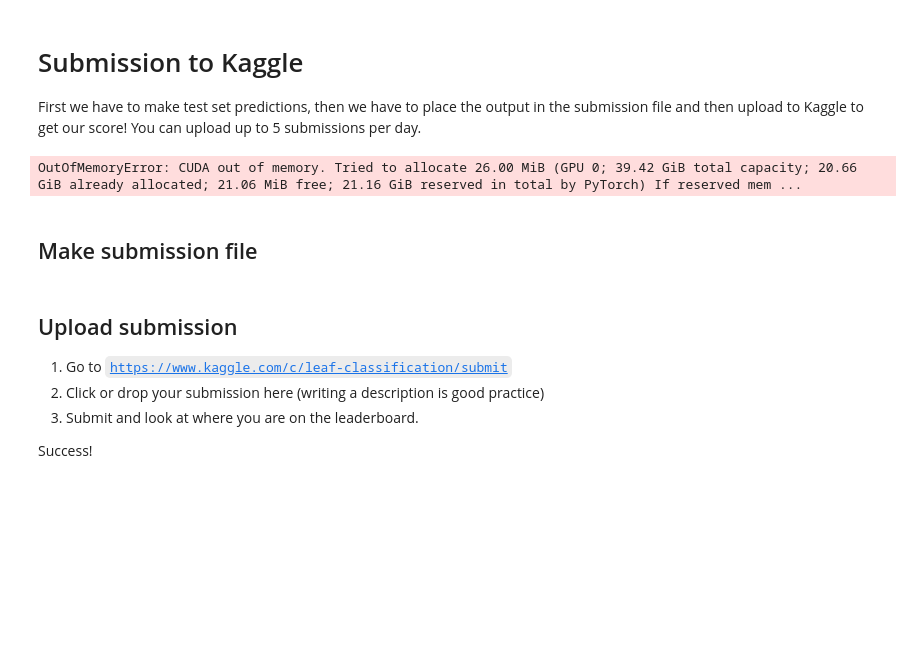
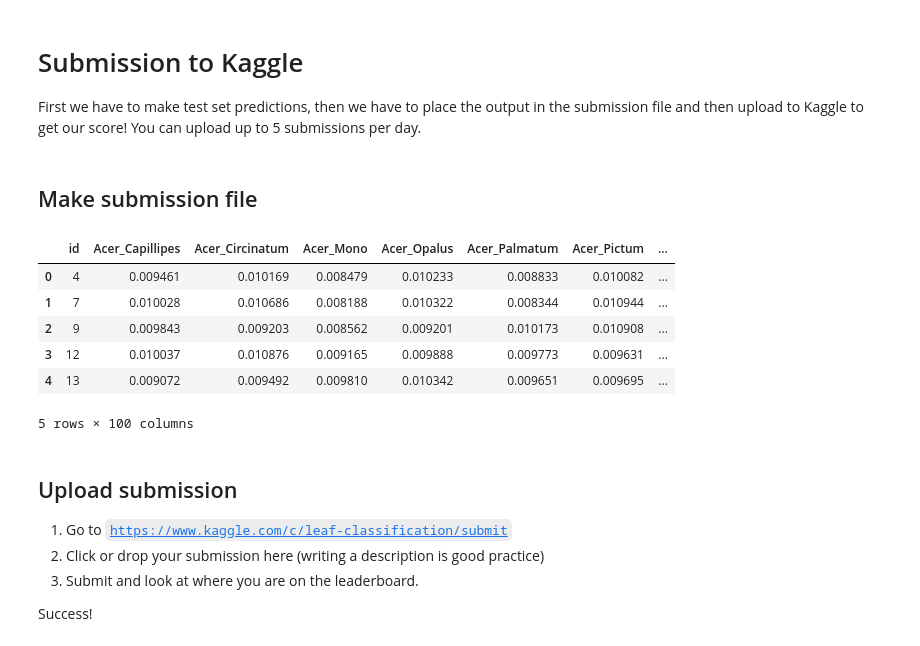
Before and after one commit to gitglob/LeafClassification, a Jupyter notebook: Submission.ipynb, the cells around one changed output. Drawn from its saved outputs; the diff is of its cells as text; code cells hidden in the pictures; blank space fills up the shorter version.

```diff
--- a/Submission.ipynb
+++ b/Submission.ipynb
@@ -38,6 +43,8 @@ device = torch.device('cuda' if torch.cuda.is_available() else 'cpu')
 Running GPU.
 # %% [markdown]
 # Load dataloaders and net
+# %%
+NUM_CLASSES = 99
 # %%
 class SelectItem(nn.Module):
     def __init__(self, item_index):
@@ -230,7 +225,7 @@ Net(
   )
 )
 # %%
-net.load_state_dict(torch.load("/zhome/68/a/154632/Documents/dl/LeafClassification/my_net.pth"))
+net.load_state_dict(torch.load("/zhome/68/a/154632/Documents/dl/LeafClassification/models/my_model.pth"))
 # %% [output]
 <All keys matched successfully>
 # %% [markdown]
@@ -242,9 +237,10 @@ First we have to make test set predictions, then we have to place the output in
 # Compute the val accuracy
 ids_test, preds_test = [], []
 net.eval()  # testing mode
-for (num, batch) in enumerate(test_loader):
+for (i, batch) in enumerate(test_loader):
     # extract subfields
     image, margins, shapes, textures, _, _, _, ids = batch
+    num = len(ids)
     image = np.repeat(image, 3, axis=1)
 
     # convert to float and move to cuda
@@ -256,32 +252,44 @@ for (num, batch) in enumerate(test_loader):
     # split input and label
     inputs = image, margins, shapes, textures
 
-    y_out, _ = net(inputs)
+    _, y_out = net(inputs)
     y_out = y_out.detach().cpu().numpy()
+    # print(np.shape(y_out))
 
     ids = ids.detach().cpu().numpy()
-    print(ids, np.shape(ids))
-    ids_test.append(ids)
-    if num!=len(y_out):
+    ids_test.extend(ids)
+    if i!=len(y_out):
         # in case of the last batch, num will be less than batch_size
         y_out = y_out[:num]
-    print(y_out, np.shape(y_out))
     preds_test.append(y_out)
+    # print(np.shape(preds_test))
+
 preds_test = np.concatenate(preds_test, axis=0)
+# print(len(ids_test), ids_test)
+# print(len(preds_test), preds_test)
 
 assert len(ids_test) == len(preds_test)
-# %% [output]
-OutOfMemoryError: CUDA out of memory. Tried to allocate 26.00 MiB (GPU 0; 39.42 GiB total capacity; 20.66 GiB already allocated; 21.06 MiB free; 21.16 GiB reserved in total by PyTorch) If reserved mem ...
 # %% [markdown]
 ## Make submission file
+# %%
+with open('pickles/data.pickle', 'rb') as f:
+    data = pickle.load(f)
 # %%
 preds_df = pd.DataFrame(preds_test, columns=data.le.classes_)
 ids_test_df = pd.DataFrame(ids_test, columns=["id"])
 submission = pd.concat([ids_test_df, preds_df], axis=1)
-submission.to_csv(drive_path + 'submission.csv', index=False)
+submission.to_csv("/zhome/68/a/154632/Documents/dl/LeafClassification/submissions/submission.csv", index=False, encoding="utf-8")
 
 # below prints the submission, can be removed and replaced with code block below
 submission.head(5)
+# %% [output]
+|  | id | Acer_Capillipes | Acer_Circinatum | Acer_Mono | Acer_Opalus | Acer_Palmatum | Acer_Pictum | ... |
+| 0 | 4 | 0.009461 | 0.010169 | 0.008479 | 0.010233 | 0.008833 | 0.010082 | ... |
+| 1 | 7 | 0.010028 | 0.010686 | 0.008188 | 0.010322 | 0.008344 | 0.010944 | ... |
+| 2 | 9 | 0.009843 | 0.009203 | 0.008562 | 0.009201 | 0.010173 | 0.010908 | ... |
+| 3 | 12 | 0.010037 | 0.010876 | 0.009165 | 0.009888 | 0.009773 | 0.009631 | ... |
+| 4 | 13 | 0.009072 | 0.009492 | 0.009810 | 0.010342 | 0.009651 | 0.009695 | ... |
+5 rows × 100 columns
 # %% [markdown]
 ## Upload submission
 
```
Also changed, not shown: parts of 3 cells of this notebook, 6 other files.
